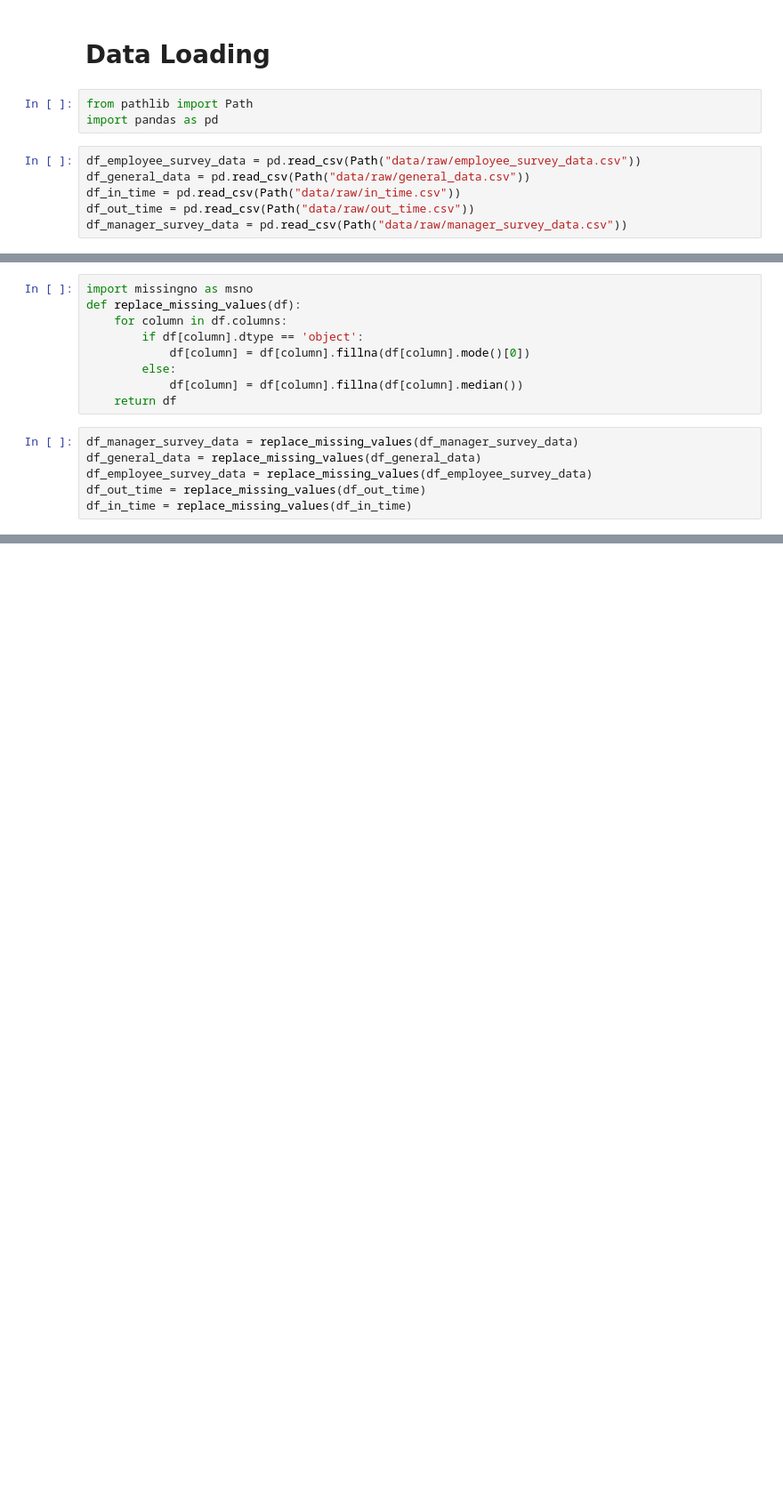
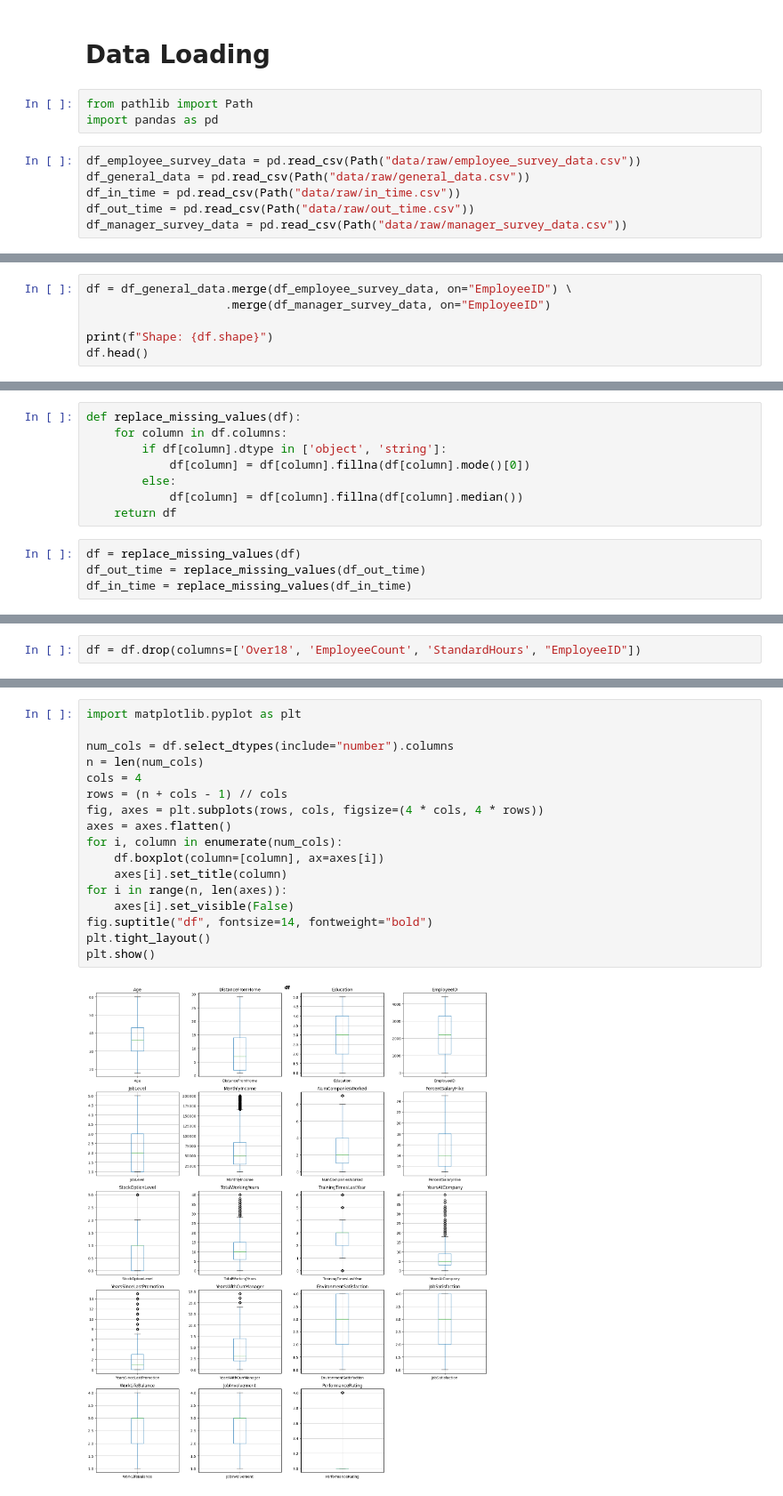
Before and after one commit to Ilyass1309/employee-attrition-prediction, a Jupyter notebook: attrition_analysis.ipynb, the cells around one changed output, grey strips where cells are left out. Shown at 89% size. Cells and saved outputs as stored; diff of their text form; blank space fills up the shorter version.

Commit message:
add Data Cleaning and merge of dfs

```diff
--- a/attrition_analysis.ipynb
+++ b/attrition_analysis.ipynb
@@ -25,0 +12,6 @@ df_general_data.describe()
+# %%
+df = df_general_data.merge(df_employee_survey_data, on="EmployeeID") \
+                    .merge(df_manager_survey_data, on="EmployeeID")
+
+print(f"Shape: {df.shape}")
+df.head()
@@ -36,15 +81,12 @@ pip install missingno
 # %%
-import missingno as msno
 def replace_missing_values(df):
     for column in df.columns:
-        if df[column].dtype == 'object':
+        if df[column].dtype in ['object', 'string']:
             df[column] = df[column].fillna(df[column].mode()[0])
         else:
             df[column] = df[column].fillna(df[column].median())
     return df
 # %%
-df_manager_survey_data = replace_missing_values(df_manager_survey_data)
-df_general_data = replace_missing_values(df_general_data)
-df_employee_survey_data = replace_missing_values(df_employee_survey_data)
+df = replace_missing_values(df)
 df_out_time = replace_missing_values(df_out_time)
 df_in_time = replace_missing_values(df_in_time)
@@ -50,0 +122,2 @@ df_in_time = replace_missing_values(df_in_time)
+# %%
+df = df.drop(columns=['Over18', 'EmployeeCount', 'StandardHours', "EmployeeID"])
@@ -50,0 +126,19 @@ df_in_time = replace_missing_values(df_in_time)
+# %%
+import matplotlib.pyplot as plt
+
+num_cols = df.select_dtypes(include="number").columns
+n = len(num_cols)
+cols = 4
+rows = (n + cols - 1) // cols
+fig, axes = plt.subplots(rows, cols, figsize=(4 * cols, 4 * rows))
+axes = axes.flatten()
+for i, column in enumerate(num_cols):
+    df.boxplot(column=[column], ax=axes[i])
+    axes[i].set_title(column)
+for i in range(n, len(axes)):
+    axes[i].set_visible(False)
+fig.suptitle("df", fontsize=14, fontweight="bold")
+plt.tight_layout()
+plt.show()
+# %% [output]
+[figure, added]
```
Also changed, not shown: parts of 27 cells of this notebook.
